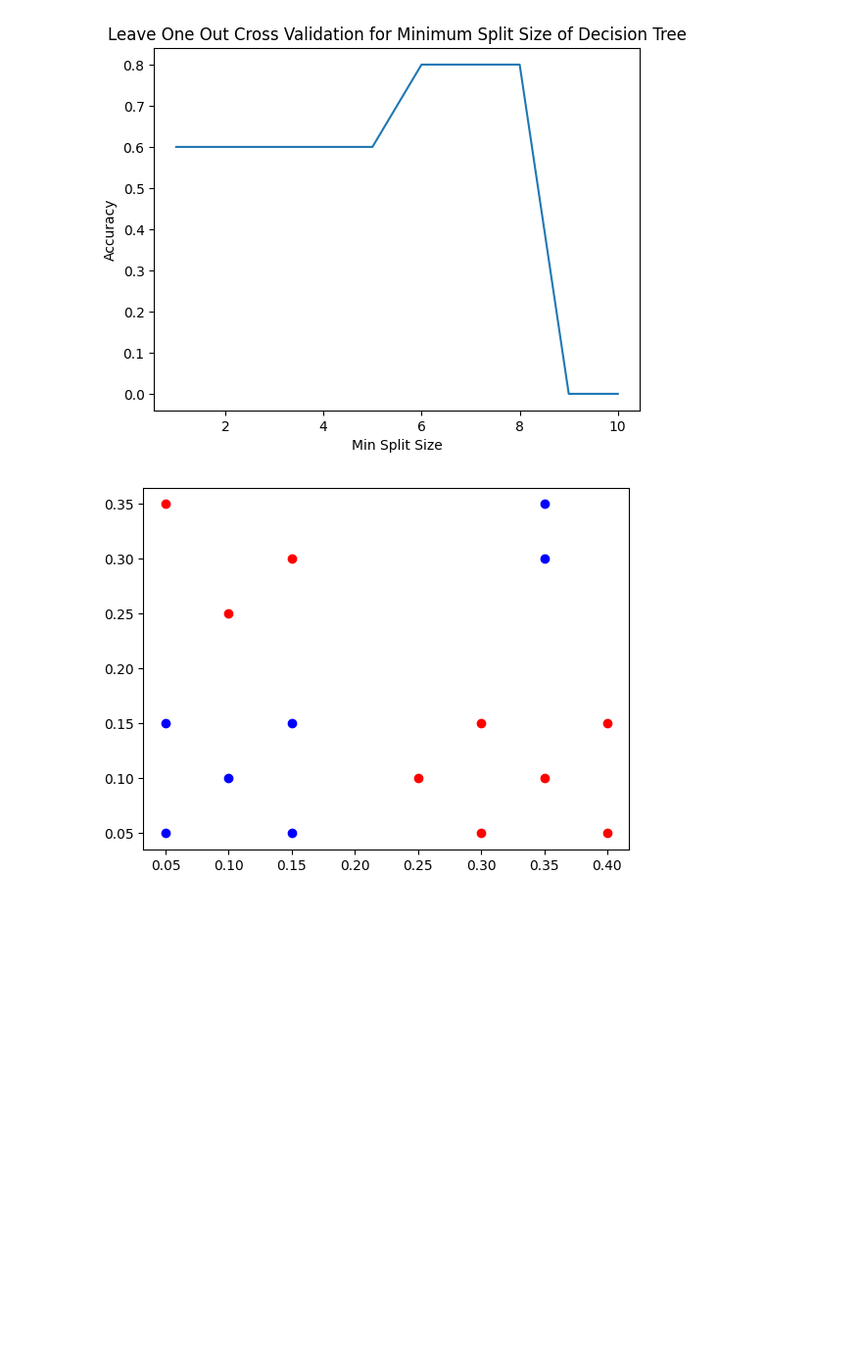
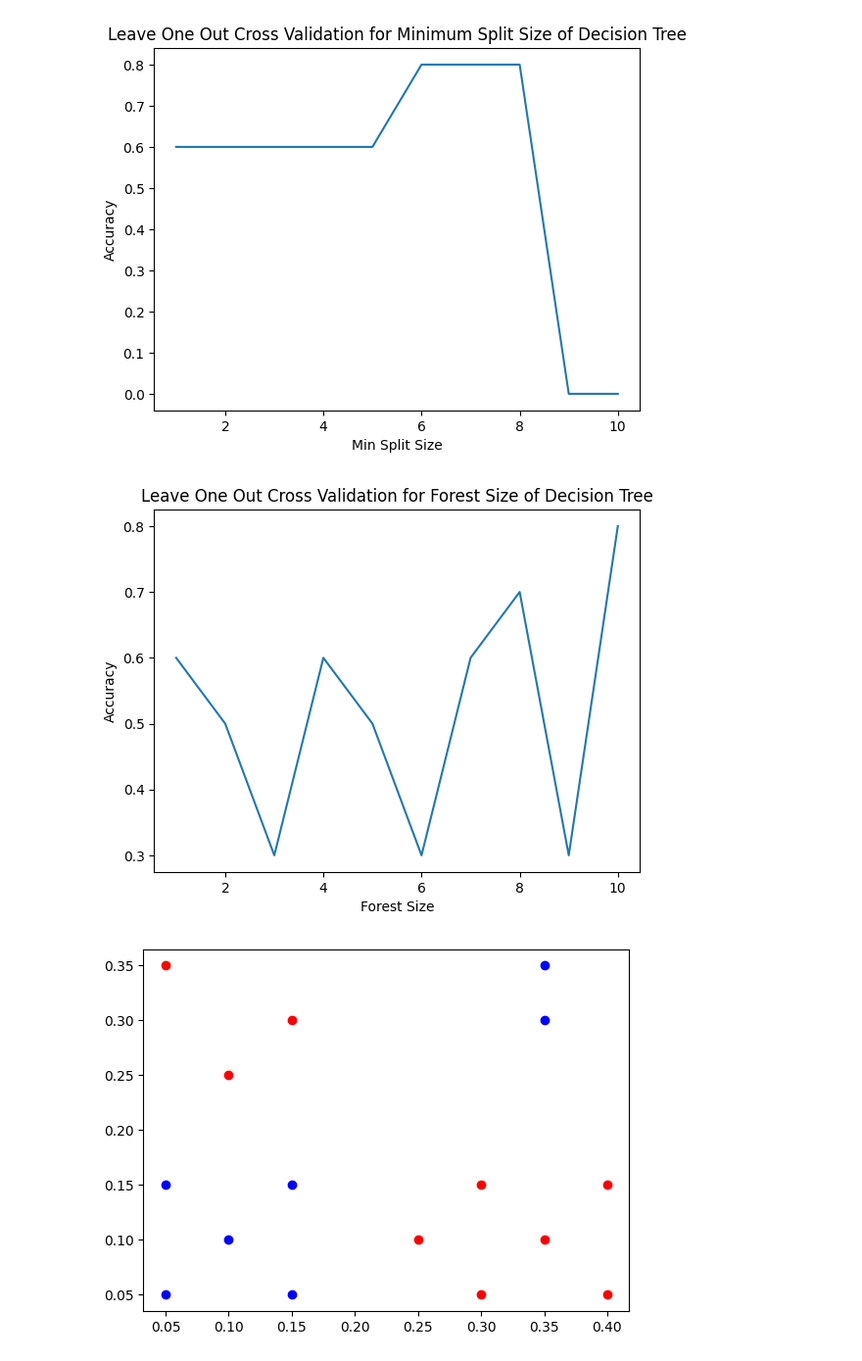
Before and after one commit to ca3-10/machine-learning-hw-11, a Jupyter notebook: decision_tree_tests.ipynb, the cells around one changed output. Shown: that part at 98% size. Drawn from its saved outputs; the diff is of its cells as text; code cells hidden in the pictures; blank space fills up the shorter version.

Commit message:
random forest done

```diff
--- a/decision_tree_tests.ipynb
+++ b/decision_tree_tests.ipynb
@@ -103,3 +101,37 @@ plt.show()
+# %%
+#4 leave one out cross validation for forest size
+
+leave_one_out_forest_dict = {}
+
+for num_trees in range(1, 11):
+    leave_one_out_forest_dict[num_trees] = 0
+
+    for i in range(len(data_values)):
+        current_point = data_values[i]
+        current_point_classification = current_point[0]
+
+        data_values.pop(i)
+        random_sample = random.sample(data_values, 4)
+        forest = [DecisionTree(random_sample, 10, 1) for i in range(num_trees)]
+        predictions = [tree.predict(current_point[1:]) for tree in forest]
+        prediction = max(set(predictions), key=predictions.count)
+
+        if prediction == current_point_classification:
+            leave_one_out_forest_dict[num_trees] += 1
+
+        data_values.insert(i, current_point)
+
+
+forest_sizes = [i for i in range(1, 11)]
+forest_accuracy = [leave_one_out_forest_dict[i]/(len(data_values)) for i in range(1, 11)]
+
+plt.plot(forest_sizes, forest_accuracy)
+plt.xlabel('Forest Size')
+plt.ylabel('Accuracy')
+plt.title('Leave One Out Cross Validation for Forest Size of Decision Tree')
+plt.show()
+# %% [output]
+[figure, added]
 # %%
 #5 Construct a data set that leads to a decision tree that looks like the one below (7 nodes total)
 #         root depth
```
Also changed, not shown: parts of 1 cell of this notebook, 1 other file.
